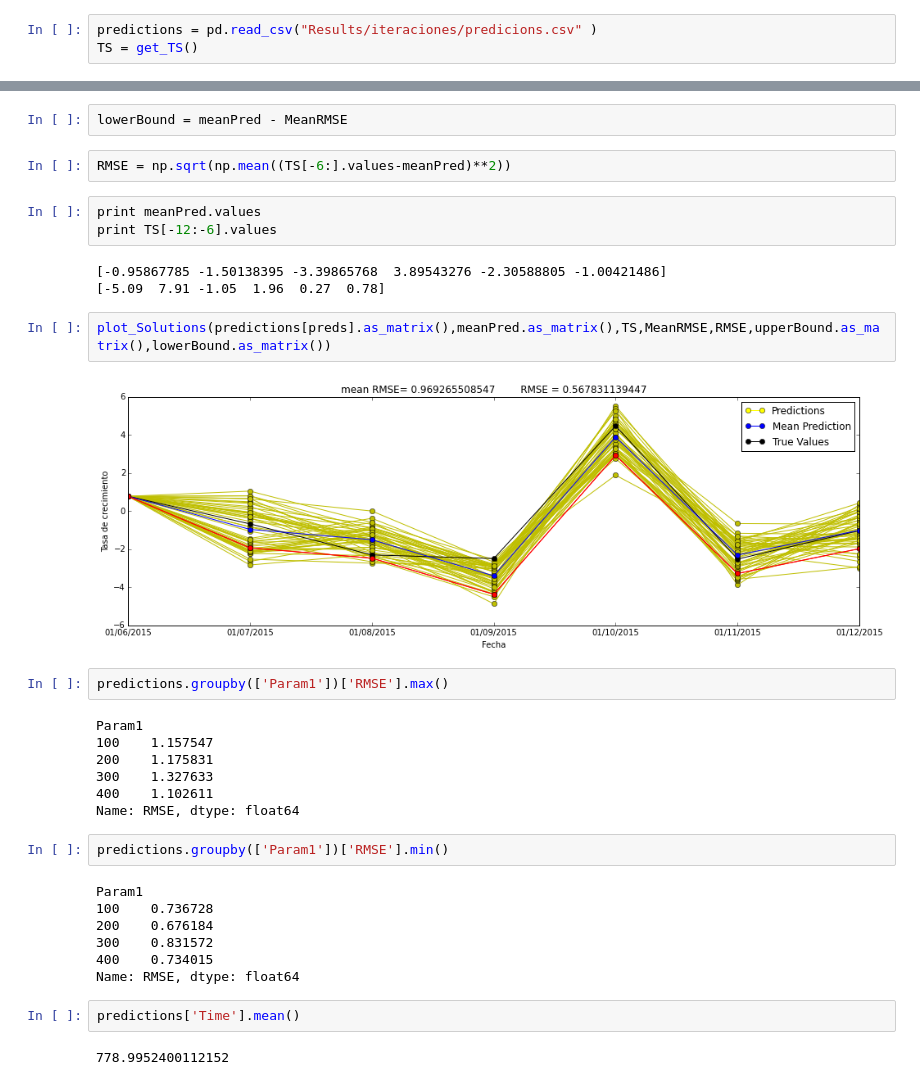
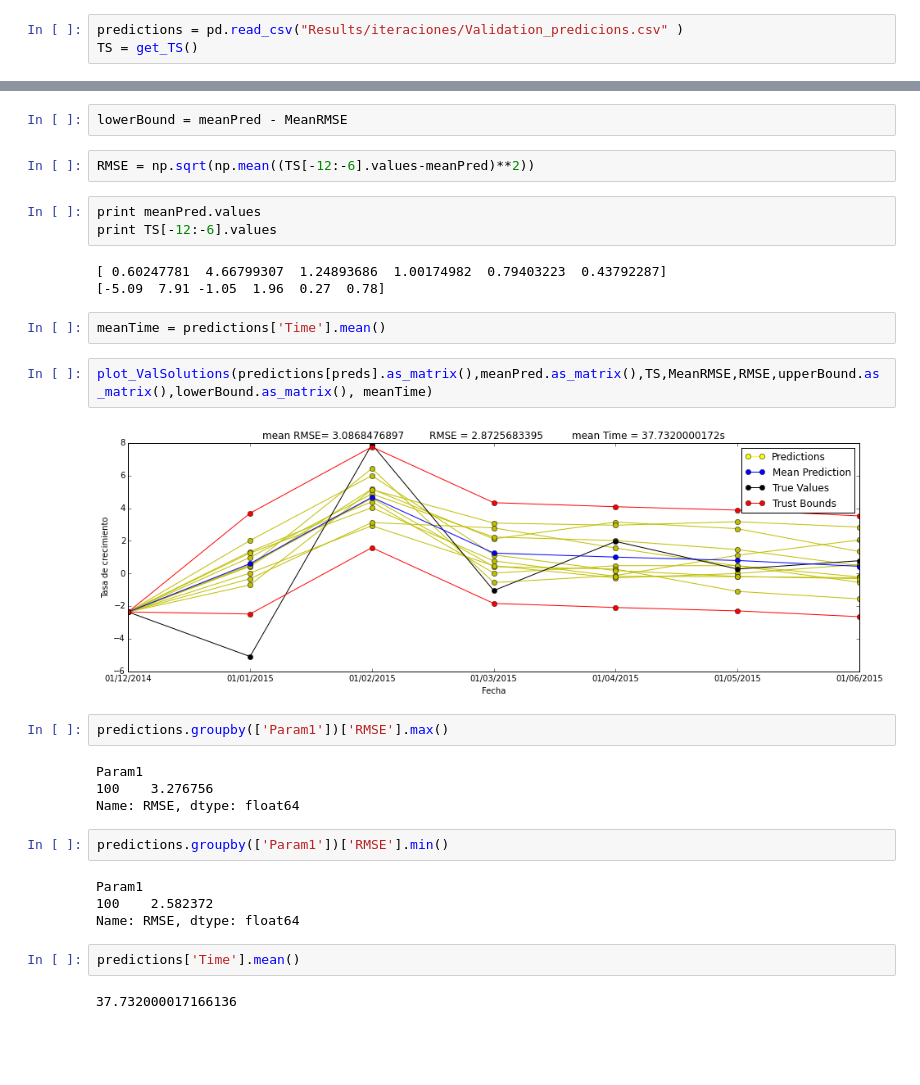
Before and after one commit to Ark93/AnnEchoState, a Jupyter notebook: DataAnalisis.ipynb, the cells around one changed output, grey strips where cells are left out. Saved outputs shown, nothing was run; the diff lists cells and outputs as text; blank space fills up the shorter version.

```diff
--- a/DataAnalisis.ipynb
+++ b/DataAnalisis.ipynb
@@ -65,7 +116,7 @@ def plot_Solutions(PredictsList,Mean,TS,MeanRMSE,RMse,upperBound,lowerBound):
     del fig
     gc.collect()
 # %%
-predictions = pd.read_csv("Results/iteraciones/predicions.csv" )
+predictions = pd.read_csv("Results/iteraciones/Validation_predicions.csv" )
 TS = get_TS()
 # %%
 predictions['RMSE'] = predictions['MSE'].apply(lambda x :  np.sqrt(x))
@@ -82,39 +137,35 @@ upperBound = meanPred + MeanRMSE
 # %%
 lowerBound = meanPred - MeanRMSE
 # %%
-RMSE = np.sqrt(np.mean((TS[-6:].values-meanPred)**2))
+RMSE = np.sqrt(np.mean((TS[-12:-6].values-meanPred)**2))
 # %%
 print meanPred.values
 print TS[-12:-6].values
 # %% [output]
-[-0.95867785 -1.50138395 -3.39865768  3.89543276 -2.30588805 -1.00421486]
+[ 0.60247781  4.66799307  1.24893686  1.00174982  0.79403223  0.43792287]
 [-5.09  7.91 -1.05  1.96  0.27  0.78]
+# %%
+meanTime = predictions['Time'].mean()
 # %%
-plot_Solutions(predictions[preds].as_matrix(),meanPred.as_matrix(),TS,MeanRMSE,RMSE,upperBound.as_matrix(),lowerBound.as_matrix())
+plot_ValSolutions(predictions[preds].as_matrix(),meanPred.as_matrix(),TS,MeanRMSE,RMSE,upperBound.as_matrix(),lowerBound.as_matrix(), meanTime)
 # %% [output]
-[figure, old version]
+[figure, new version]
 # %%
 predictions.groupby(['Param1'])['RMSE'].max()
 # %% [output]
 Param1
-100    1.157547
-200    1.175831
-300    1.327633
-400    1.102611
+100    3.276756
 Name: RMSE, dtype: float64
 # %%
 predictions.groupby(['Param1'])['RMSE'].min()
 # %% [output]
 Param1
-100    0.736728
-200    0.676184
-300    0.831572
-400    0.734015
+100    2.582372
 Name: RMSE, dtype: float64
 # %%
 predictions['Time'].mean()
 # %% [output]
-778.9952400112152
+37.732000017166136
 # %%
 predictions[predictions['RMSE']<0.99].count()
 # %% [output]
```
Also changed, not shown: parts of 11 cells of this notebook, 1 other file.
